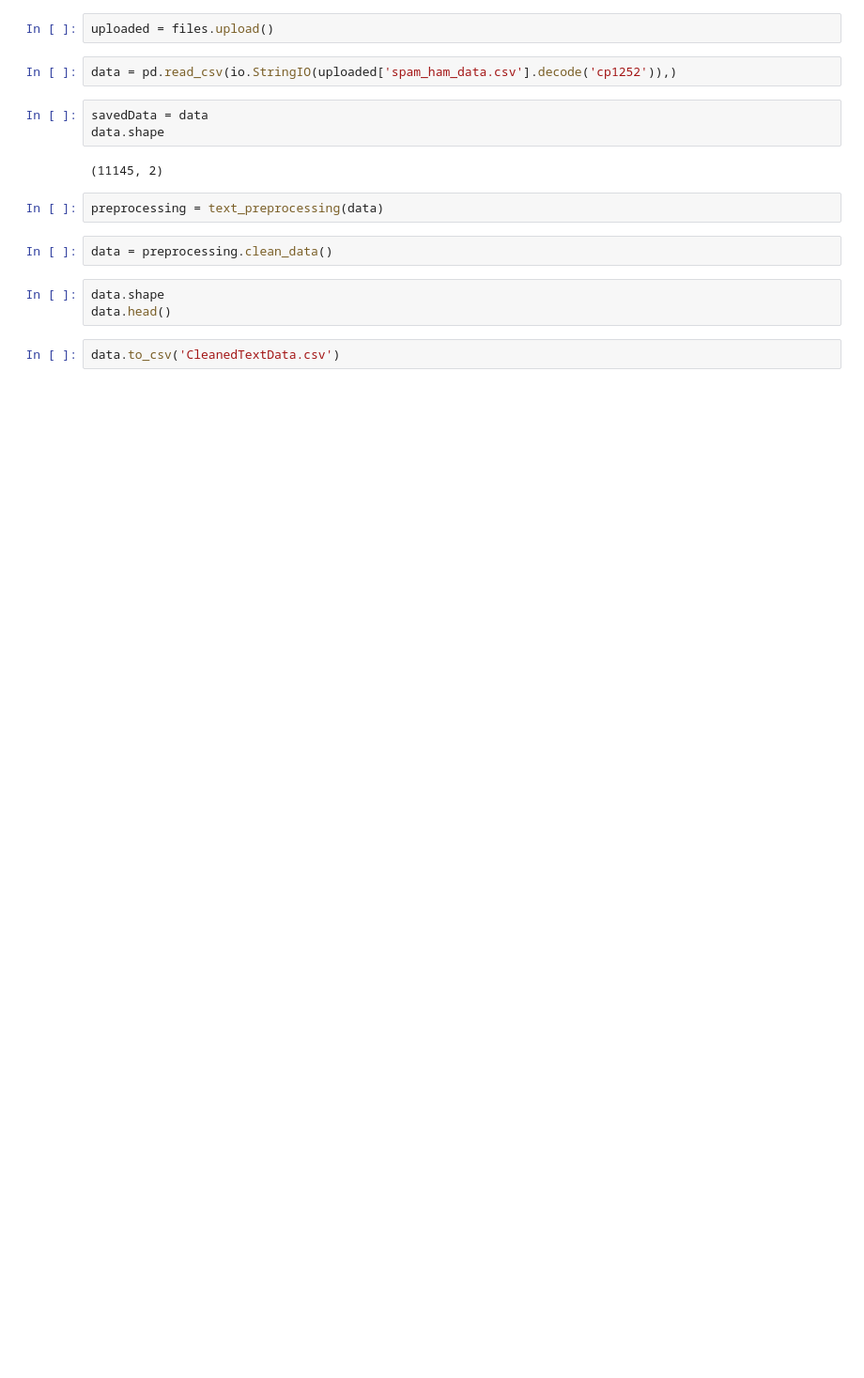
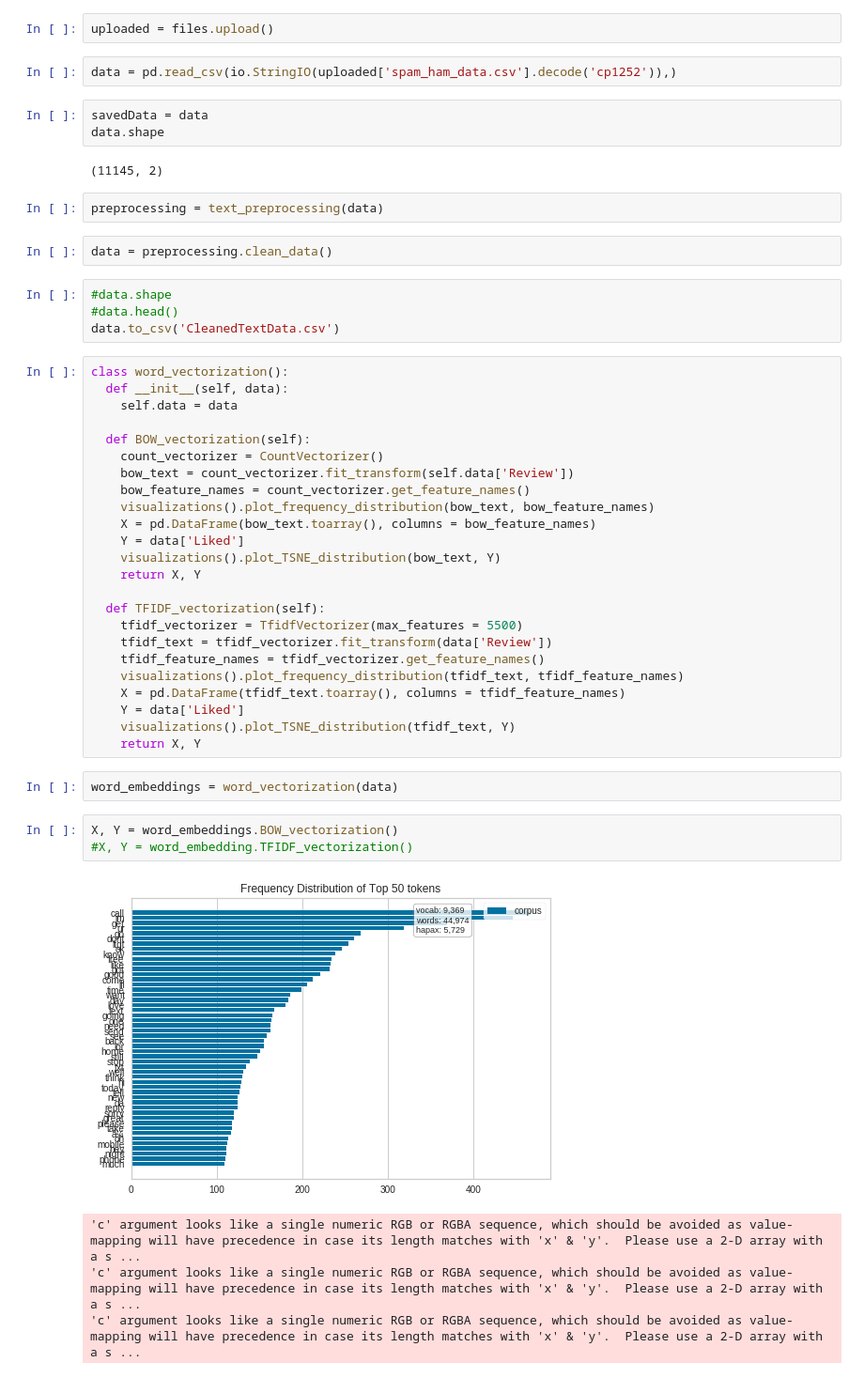
Before and after one commit to PESALARAVIKUMAR/Helper2, a Jupyter notebook: UpdatedTextClassification.ipynb, the cells around one changed output. Shown at 94% size. Saved outputs shown, nothing was run; the diff lists cells and outputs as text; blank space fills up the shorter version.

```diff
--- a/UpdatedTextClassification.ipynb
+++ b/UpdatedTextClassification.ipynb
@@ -349,7 +350,40 @@ preprocessing = text_preprocessing(data)
 # %%
 data = preprocessing.clean_data()
 # %%
-data.shape
-data.head()
+#data.shape
+#data.head()
+data.to_csv('CleanedTextData.csv')
-# %%
-data.to_csv('CleanedTextData.csv')
+# %%
+class word_vectorization():
+  def __init__(self, data):
+    self.data = data
+
+  def BOW_vectorization(self):
+    count_vectorizer = CountVectorizer()
+    bow_text = count_vectorizer.fit_transform(self.data['Review'])
+    bow_feature_names = count_vectorizer.get_feature_names()
+    visualizations().plot_frequency_distribution(bow_text, bow_feature_names)
+    X = pd.DataFrame(bow_text.toarray(), columns = bow_feature_names)
+    Y = data['Liked']
+    visualizations().plot_TSNE_distribution(bow_text, Y)
+    return X, Y
+
+  def TFIDF_vectorization(self):
+    tfidf_vectorizer = TfidfVectorizer(max_features = 5500)
+    tfidf_text = tfidf_vectorizer.fit_transform(data['Review'])
+    tfidf_feature_names = tfidf_vectorizer.get_feature_names()
+    visualizations().plot_frequency_distribution(tfidf_text, tfidf_feature_names)
+    X = pd.DataFrame(tfidf_text.toarray(), columns = tfidf_feature_names)
+    Y = data['Liked']
+    visualizations().plot_TSNE_distribution(tfidf_text, Y)
+    return X, Y
+# %%
+word_embeddings = word_vectorization(data)
+# %%
+X, Y = word_embeddings.BOW_vectorization()
+#X, Y = word_embedding.TFIDF_vectorization()
+# %% [output]
+[figure, added]
+'c' argument looks like a single numeric RGB or RGBA sequence, which should be avoided as value-mapping will have precedence in case its length matches with 'x' & 'y'.  Please use a 2-D array with a s ...
+'c' argument looks like a single numeric RGB or RGBA sequence, which should be avoided as value-mapping will have precedence in case its length matches with 'x' & 'y'.  Please use a 2-D array with a s ...
+'c' argument looks like a single numeric RGB or RGBA sequence, which should be avoided as value-mapping will have precedence in case its length matches with 'x' & 'y'.  Please use a 2-D array with a s ...
```
Also changed, not shown: parts of 12 cells of this notebook.
